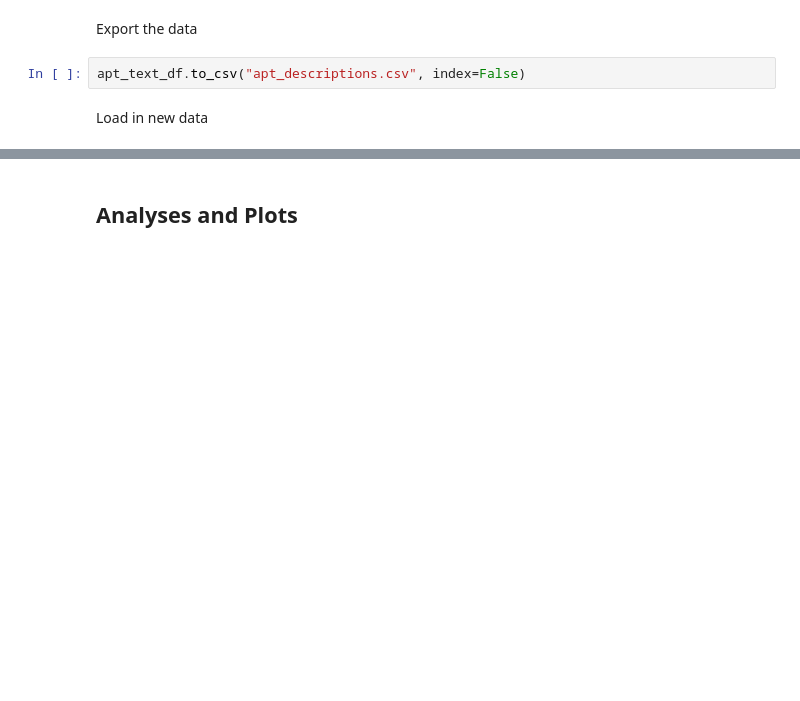
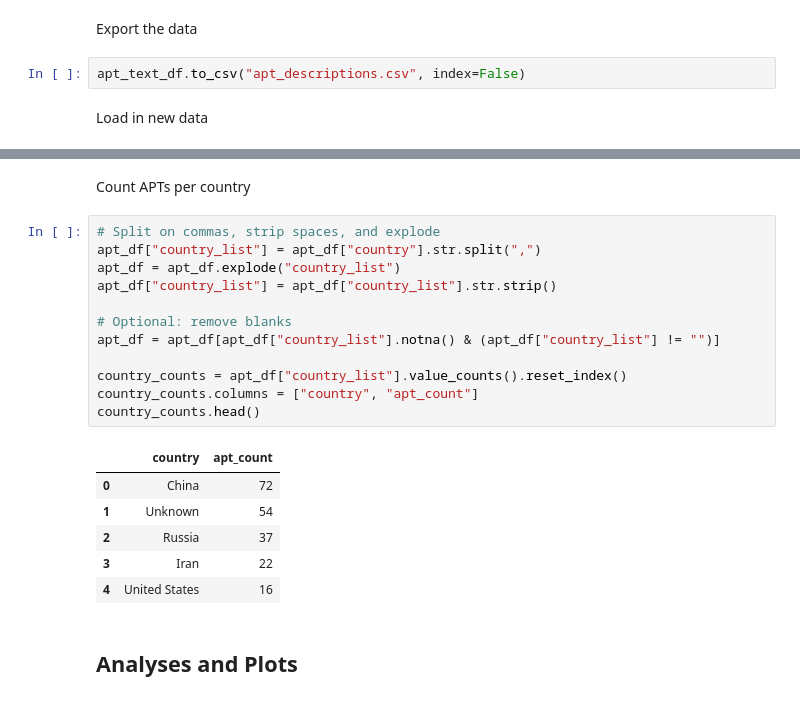
Before and after one commit to Math-UC/attack-stix-data, a Jupyter notebook: project/descriptions/description-exploration.ipynb, the cells around one changed output, grey strips where cells are left out. Cells and saved outputs as stored; diff of their text form; blank space fills up the shorter version.

```diff
--- a/project/descriptions/description-exploration.ipynb
+++ b/project/descriptions/description-exploration.ipynb
@@ -99,2 +97,23 @@ dtype: object
+# %% [markdown]
+Count APTs per country
+# %%
+# Split on commas, strip spaces, and explode
+apt_df["country_list"] = apt_df["country"].str.split(",")
+apt_df = apt_df.explode("country_list")
+apt_df["country_list"] = apt_df["country_list"].str.strip()
+
+# Optional: remove blanks
+apt_df = apt_df[apt_df["country_list"].notna() & (apt_df["country_list"] != "")]
+
+country_counts = apt_df["country_list"].value_counts().reset_index()
+country_counts.columns = ["country", "apt_count"]
+country_counts.head()
+# %% [output]
+|  | country | apt_count |
+| 0 | China | 72 |
+| 1 | Unknown | 54 |
+| 2 | Russia | 37 |
+| 3 | Iran | 22 |
+| 4 | United States | 16 |
 # %% [markdown]
 ## Analyses and Plots
```
Also changed, not shown: parts of 3 cells of this notebook, 1 other file.
